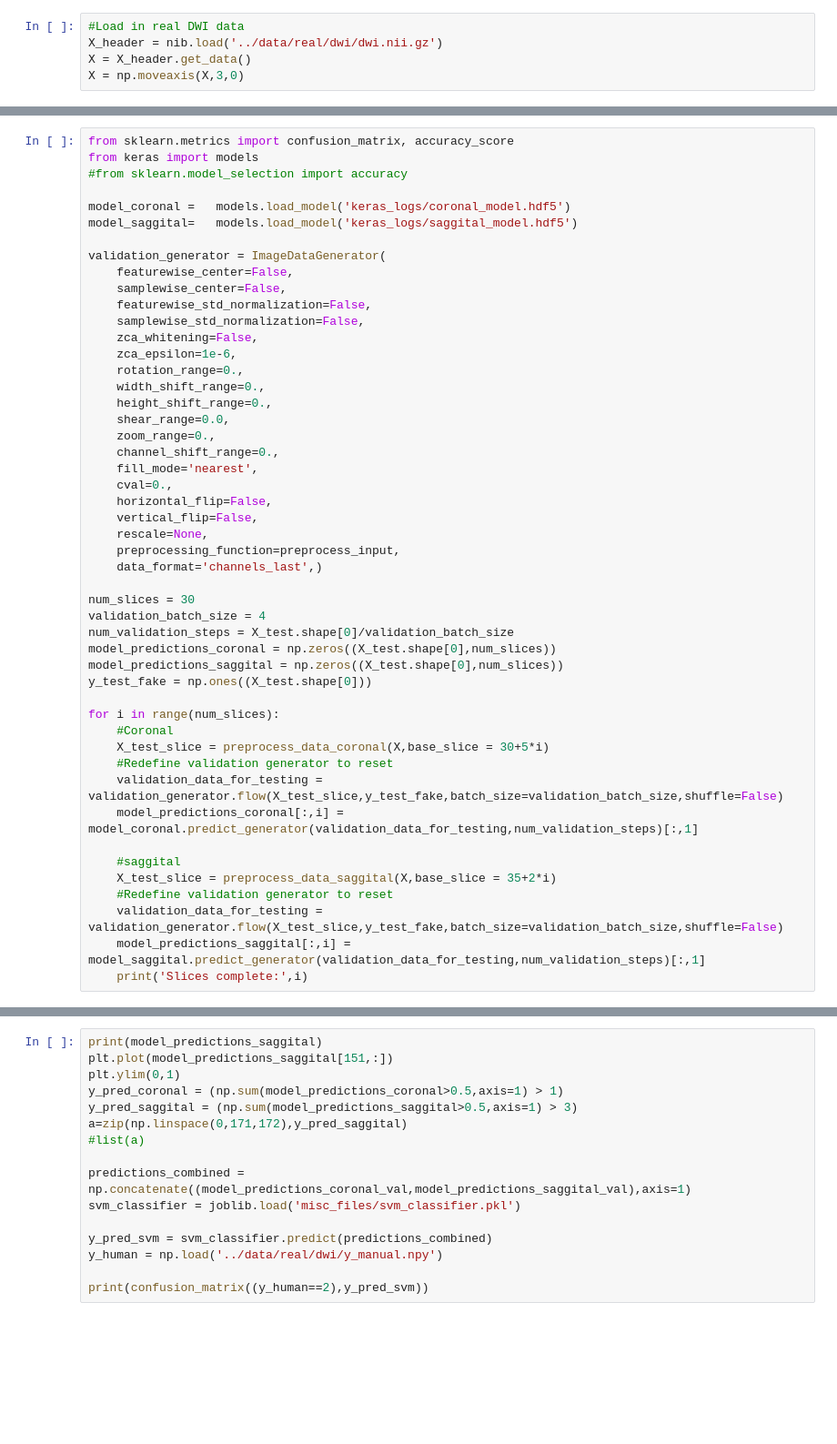
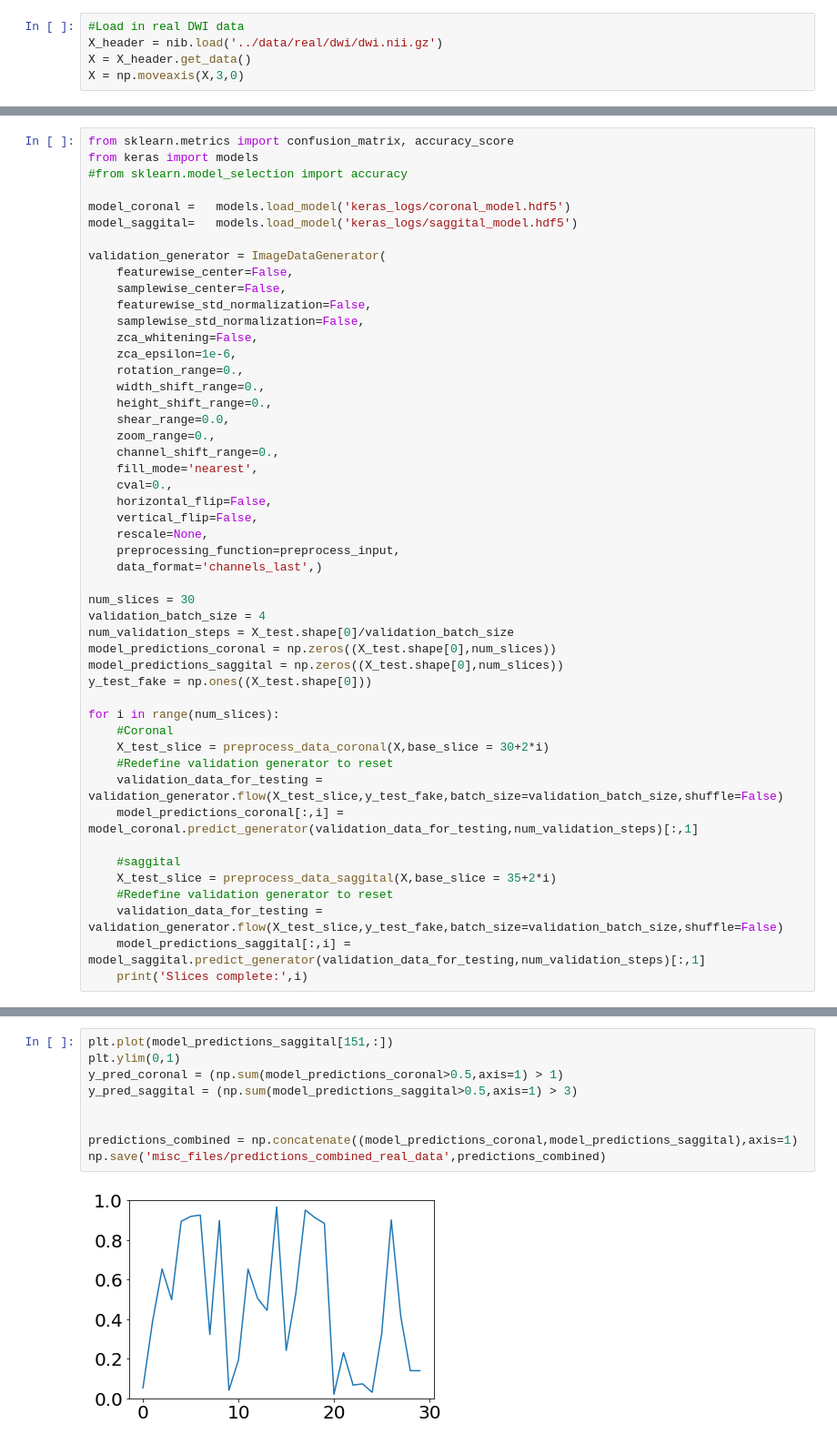
Before and after one commit to marksgraham/deep-qc, a Jupyter notebook: code/test_real_data.ipynb, the cells around one changed output, grey strips where cells are left out. Shown at 91% size. Drawn from its saved outputs; the diff is of its cells as text; blank space fills up the shorter version.

Commit message:
Updated visualisations

```diff
--- a/code/test_real_data.ipynb
+++ b/code/test_real_data.ipynb
@@ -136,7 +136,7 @@ y_test_fake = np.ones((X_test.shape[0]))
 
 for i in range(num_slices):
     #Coronal
-    X_test_slice = preprocess_data_coronal(X,base_slice = 30+5*i)
+    X_test_slice = preprocess_data_coronal(X,base_slice = 30+2*i)
     #Redefine validation generator to reset
     validation_data_for_testing = validation_generator.flow(X_test_slice,y_test_fake,batch_size=validation_batch_size,shuffle=False)
     model_predictions_coronal[:,i] = model_coronal.predict_generator(validation_data_for_testing,num_validation_steps)[:,1]
@@ -155,16 +168,11 @@ ResourceExhaustedError: OOM when allocating tensor with shape[4,64,147,147]
 # %%
-print(model_predictions_saggital)
 plt.plot(model_predictions_saggital[151,:])
 plt.ylim(0,1)
 y_pred_coronal = (np.sum(model_predictions_coronal>0.5,axis=1) > 1)
 y_pred_saggital = (np.sum(model_predictions_saggital>0.5,axis=1) > 3)
-a=zip(np.linspace(0,171,172),y_pred_saggital)
-#list(a)
 
-predictions_combined = np.concatenate((model_predictions_coronal_val,model_predictions_saggital_val),axis=1)
-svm_classifier = joblib.load('misc_files/svm_classifier.pkl')
 
-y_pred_svm = svm_classifier.predict(predictions_combined)
-y_human = np.load('../data/real/dwi/y_manual.npy')
-
-print(confusion_matrix((y_human==2),y_pred_svm))
+predictions_combined = np.concatenate((model_predictions_coronal,model_predictions_saggital),axis=1)
+np.save('misc_files/predictions_combined_real_data',predictions_combined)
+# %% [output]
+[figure, added]
```
Also changed, not shown: parts of 6 cells of this notebook, 1 other file.
